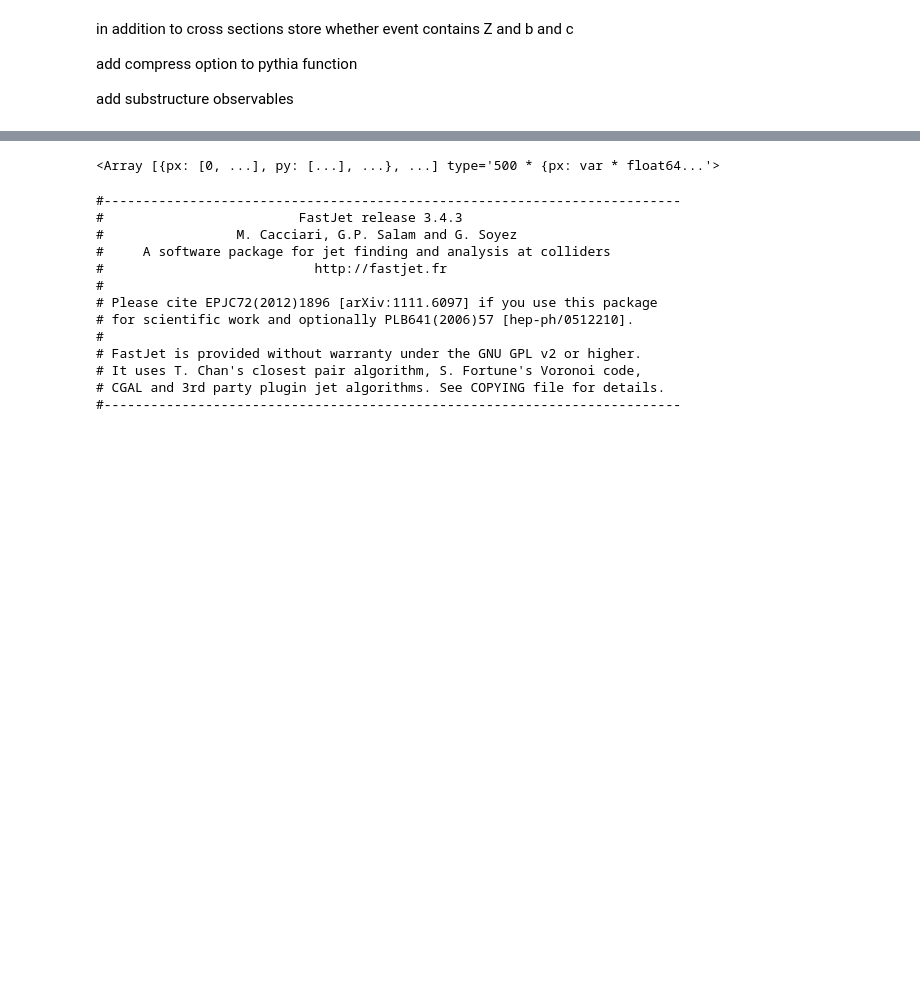
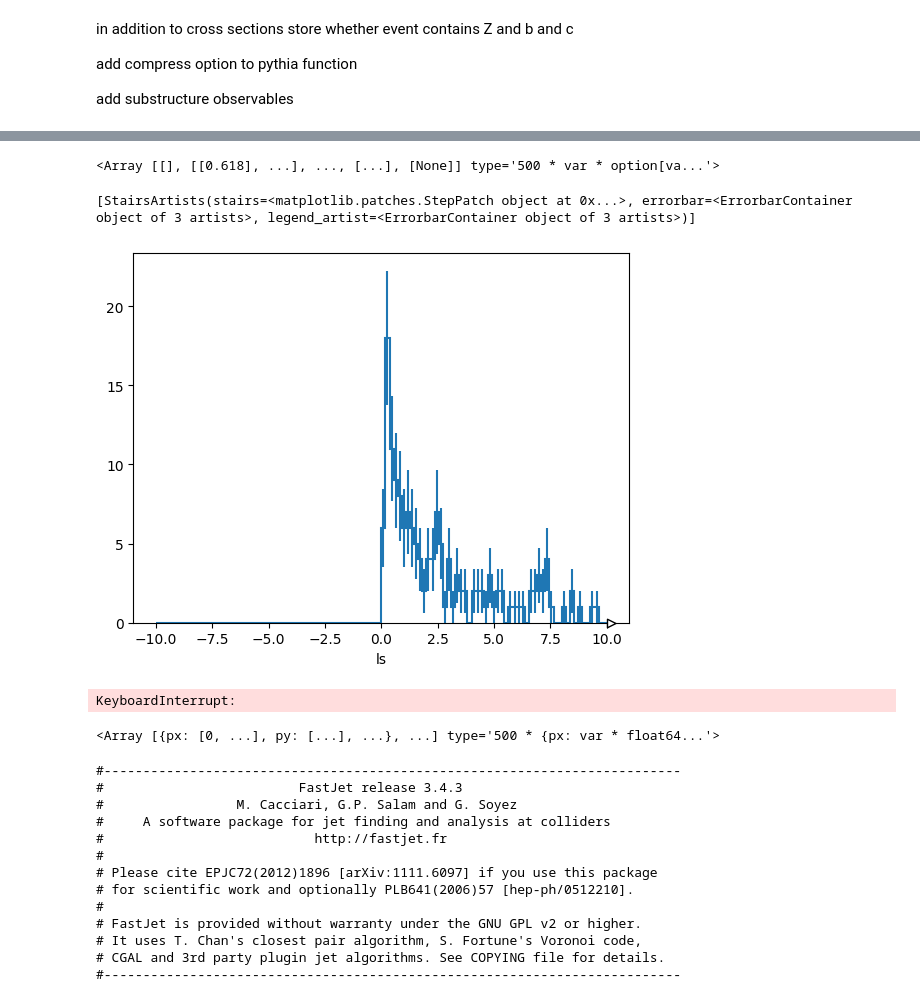
Before and after one commit to ravikoka/z_plus_hf, a Jupyter notebook: feasibility/analysis.ipynb, the cells around one changed output, grey strips where cells are left out. Drawn from its saved outputs; the diff is of its cells as text; code cells hidden in the pictures; blank space fills up the shorter version.

Commit message:
prelim fxns for jet substructure

```diff
--- a/feasibility/analysis.ipynb
+++ b/feasibility/analysis.ipynb
@@ -40,5 +181,15 @@ class PythiaAnalyzer:
+# %%
+def get_girth(jets, constituents):
+    # girth
+    pairs = ak.cartesian((jets, constituents), axis=2) # create pairs of jets and their constituents
+    jet_axes, _ = ak.unzip(pairs) # jet_axes is now an array of jets, with the same shape as the constituent array
+
+    delta_R = get_delta_R(jet_axes, constituents)
+    girth = ak.sum(constituents.pt * delta_R, axis=2) / jets.pt
+
+    return girth
 # %%
-def cluster_jets(particles, radius=0.4, min_pt=2.5, cluster_algo=fj.antikt_algorithm):
+def cluster_jets(particles, radius=0.4, min_pt=2.5, cluster_algo=fj.antikt_algorithm, do_substructure=True):
     '''
     particles:
     radius:
@@ -52,4 +203,10 @@ def cluster_jets(particles, radius=0.4, min_pt=2.5, cluster_algo=fj.antikt_algor
     jets = cluster.inclusive_jets(min_pt=min_pt)
     constituents = cluster.constituents(min_pt=min_pt)
 
+    if do_substructure:
+
+        jets['girth'] = get_girth(jets, constituents)
+        jets['lesub'] = get_lesub(constituents)
+
+
     return jets, constituents
@@ -75,0 +213,22 @@ x[:-2]
+# %%
+inclusive_particles = ak.zip(
+                {
+                    'px': events['px'],
+                    'py': events['py'],
+                    'pz': events['pz'],
+                    'E': events['E'],
+                    'pdg': events['pdg'],
+                    'is_final': events['is_final'],
+                    'mother_list': events['mother_list'],
+                },
+                depth_limit=2,
+                with_name = 'Momentum4D',
+            )
+#inclusive_particles = events_zipped[events_zipped['is_final']]
+
+pt_cut = 2.5
+eta_cut = 0.8
+cut = inclusive_particles.is_final & (inclusive_particles.pt >= pt_cut) & (np.abs(inclusive_particles.eta) <= eta_cut)
+particles = inclusive_particles[cut]
+# %%
+jets, constituents = cluster_jets(particles)
@@ -76,3 +249,15 @@ x[:-2]
+# %%
+jets.lesub
+# %% [output]
+<Array [[], [[0.618], ...], ..., [...], [None]] type='500 * var * option[va...'>
+# %%
+lesubhist = hist.Hist(hist.axis.Regular(110, -10, 10, name='ls'))
+lesubhist.fill(ak.ravel(jets.lesub))
+
+hep.histplot(lesubhist)
+# %% [output]
+[StairsArtists(stairs=<matplotlib.patches.StepPatch object at 0x...>, errorbar=<ErrorbarContainer object of 3 artists>, legend_artist=<ErrorbarContainer object of 3 artists>)]
+[figure, added]
 # %%
 NUM_RUNS = 4
 RAW_DATA_DIRS = [f'/Users/ravikoka/repos/z_plus_hf/feasibility/data/multi/run{i}/' for i in range(NUM_RUNS)]
@@ -101,7 +286,9 @@ for i, dir in enumerate(RAW_DATA_DIRS):
     for file in os.listdir(dir):
 
         with open(dir + file, 'rb') as in_file:
-            events, _, _ = pkl.load(in_file)
+            events, sigma, sigma_err = pkl.load(in_file)
+# %% [output]
+KeyboardInterrupt:
 # %%
 events
 # %% [output]
```
Also changed, not shown: parts of 29 cells of this notebook.
